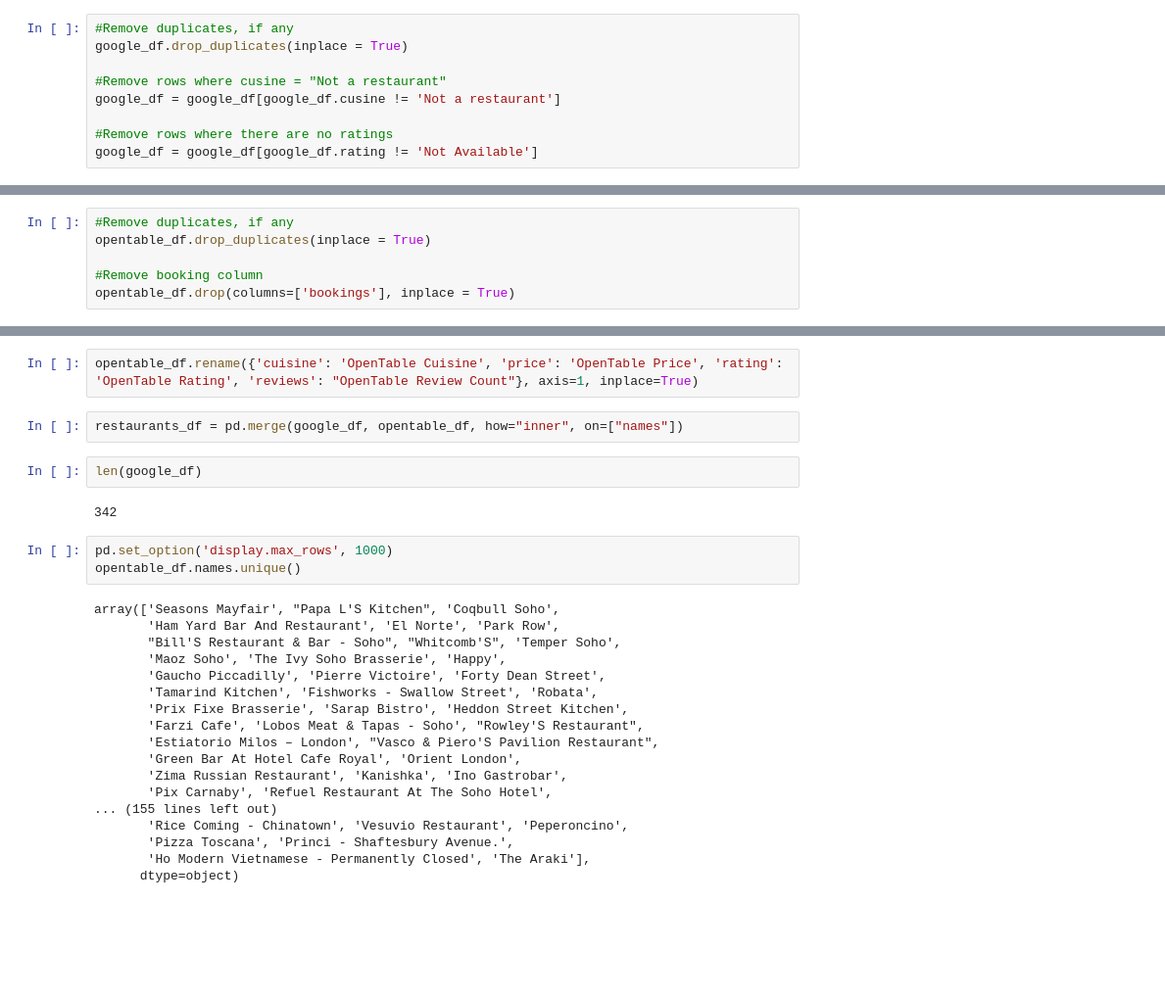
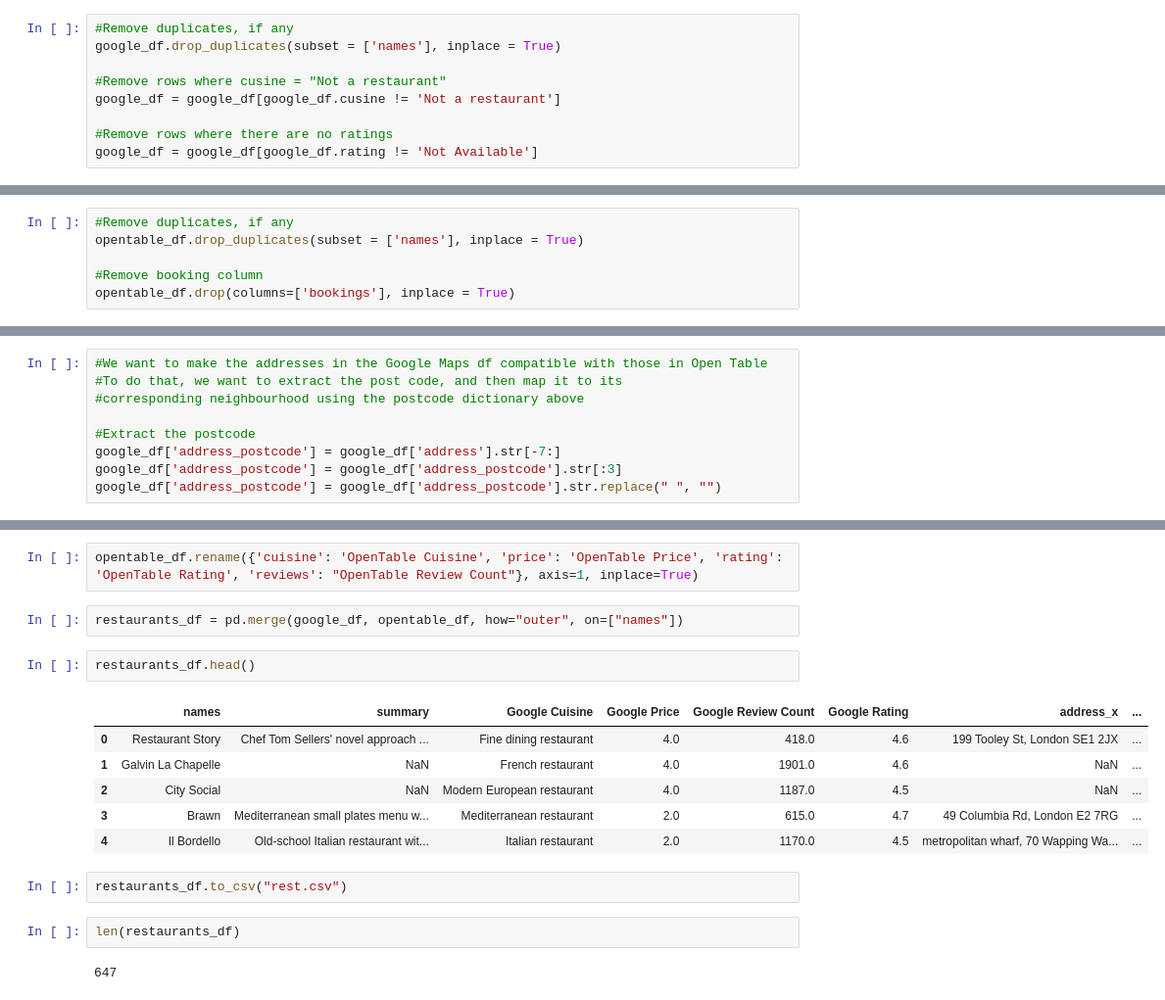
Before and after one commit to m-arrietayanez/london_restaurants, a Jupyter notebook: data_cleaning/data_cleaning_file.ipynb, the cells around one changed output, grey strips where cells are left out. Shown at 98% size. Drawn from its saved outputs; the diff is of its cells as text; blank space fills up the shorter version.

```diff
--- a/data_cleaning/data_cleaning_file.ipynb
+++ b/data_cleaning/data_cleaning_file.ipynb
@@ -28,7 +32,7 @@ opentable_df.head()
 ### Filter Google Data
 # %%
 #Remove duplicates, if any
-google_df.drop_duplicates(inplace = True)
+google_df.drop_duplicates(subset = ['names'], inplace = True)
 
 #Remove rows where cusine = "Not a restaurant"
 google_df = google_df[google_df.cusine != 'Not a restaurant']
@@ -39,7 +43,7 @@ google_df = google_df[google_df.rating != 'Not Available']
 ### Filter Open Table Data
 # %%
 #Remove duplicates, if any
-opentable_df.drop_duplicates(inplace = True)
+opentable_df.drop_duplicates(subset = ['names'], inplace = True)
 
 #Remove booking column
 opentable_df.drop(columns=['bookings'], inplace = True)
@@ -112,0 +132,9 @@ opentable_df['names'] = opentable_df['names'].str.title()
+# %%
+#We want to make the addresses in the Google Maps df compatible with those in Open Table
+#To do that, we want to extract the post code, and then map it to its
+#corresponding neighbourhood using the postcode dictionary above
+
+#Extract the postcode
+google_df['address_postcode'] = google_df['address'].str[-7:]
+google_df['address_postcode'] = google_df['address_postcode'].str[:3]
+google_df['address_postcode'] = google_df['address_postcode'].str.replace(" ", "")
@@ -116,29 +146,19 @@ google_df.rename({'cusine': 'Google Cuisine', 'price': 'Google Price', 'rating':
 # %%
 opentable_df.rename({'cuisine': 'OpenTable Cuisine', 'price': 'OpenTable Price', 'rating': 'OpenTable Rating', 'reviews': "OpenTable Review Count"}, axis=1, inplace=True)
 # %%
-restaurants_df = pd.merge(google_df, opentable_df, how="inner", on=["names"])
+restaurants_df = pd.merge(google_df, opentable_df, how="outer", on=["names"])
+# %%
+restaurants_df.head()
+# %% [output]
+|  | names | summary | Google Cuisine | Google Price | Google Review Count | Google Rating | address_x | ... |
+| 0 | Restaurant Story | Chef Tom Sellers' novel approach ... | Fine dining restaurant | 4.0 | 418.0 | 4.6 | 199 Tooley St, London SE1 2JX | ... |
+| 1 | Galvin La Chapelle | NaN | French restaurant | 4.0 | 1901.0 | 4.6 | NaN | ... |
+| 2 | City Social | NaN | Modern European restaurant | 4.0 | 1187.0 | 4.5 | NaN | ... |
+| 3 | Brawn | Mediterranean small plates menu w... | Mediterranean restaurant | 2.0 | 615.0 | 4.7 | 49 Columbia Rd, London E2 7RG | ... |
+| 4 | Il Bordello | Old-school Italian restaurant wit... | Italian restaurant | 2.0 | 1170.0 | 4.5 | metropolitan wharf, 70 Wapping Wa... | ... |
+# %%
+restaurants_df.to_csv("rest.csv")
 # %%
-len(google_df)
+len(restaurants_df)
 # %% [output]
-342
+647
-# %%
-pd.set_option('display.max_rows', 1000)
-opentable_df.names.unique()
-# %% [output]
-array(['Seasons Mayfair', "Papa L'S Kitchen", 'Coqbull Soho',
-       'Ham Yard Bar And Restaurant', 'El Norte', 'Park Row',
-       "Bill'S Restaurant & Bar - Soho", "Whitcomb'S", 'Temper Soho',
-       'Maoz Soho', 'The Ivy Soho Brasserie', 'Happy',
-       'Gaucho Piccadilly', 'Pierre Victoire', 'Forty Dean Street',
-       'Tamarind Kitchen', 'Fishworks - Swallow Street', 'Robata',
-       'Prix Fixe Brasserie', 'Sarap Bistro', 'Heddon Street Kitchen',
-       'Farzi Cafe', 'Lobos Meat & Tapas - Soho', "Rowley'S Restaurant",
-       'Estiatorio Milos – London', "Vasco & Piero'S Pavilion Restaurant",
-       'Green Bar At Hotel Cafe Royal', 'Orient London',
-       'Zima Russian Restaurant', 'Kanishka', 'Ino Gastrobar',
-       'Pix Carnaby', 'Refuel Restaurant At The Soho Hotel',
-... (155 lines left out)
-       'Rice Coming - Chinatown', 'Vesuvio Restaurant', 'Peperoncino',
-       'Pizza Toscana', 'Princi - Shaftesbury Avenue.',
-       'Ho Modern Vietnamese - Permanently Closed', 'The Araki'],
-      dtype=object)
```
Also changed, not shown: parts of 7 cells of this notebook, 7 other files.
